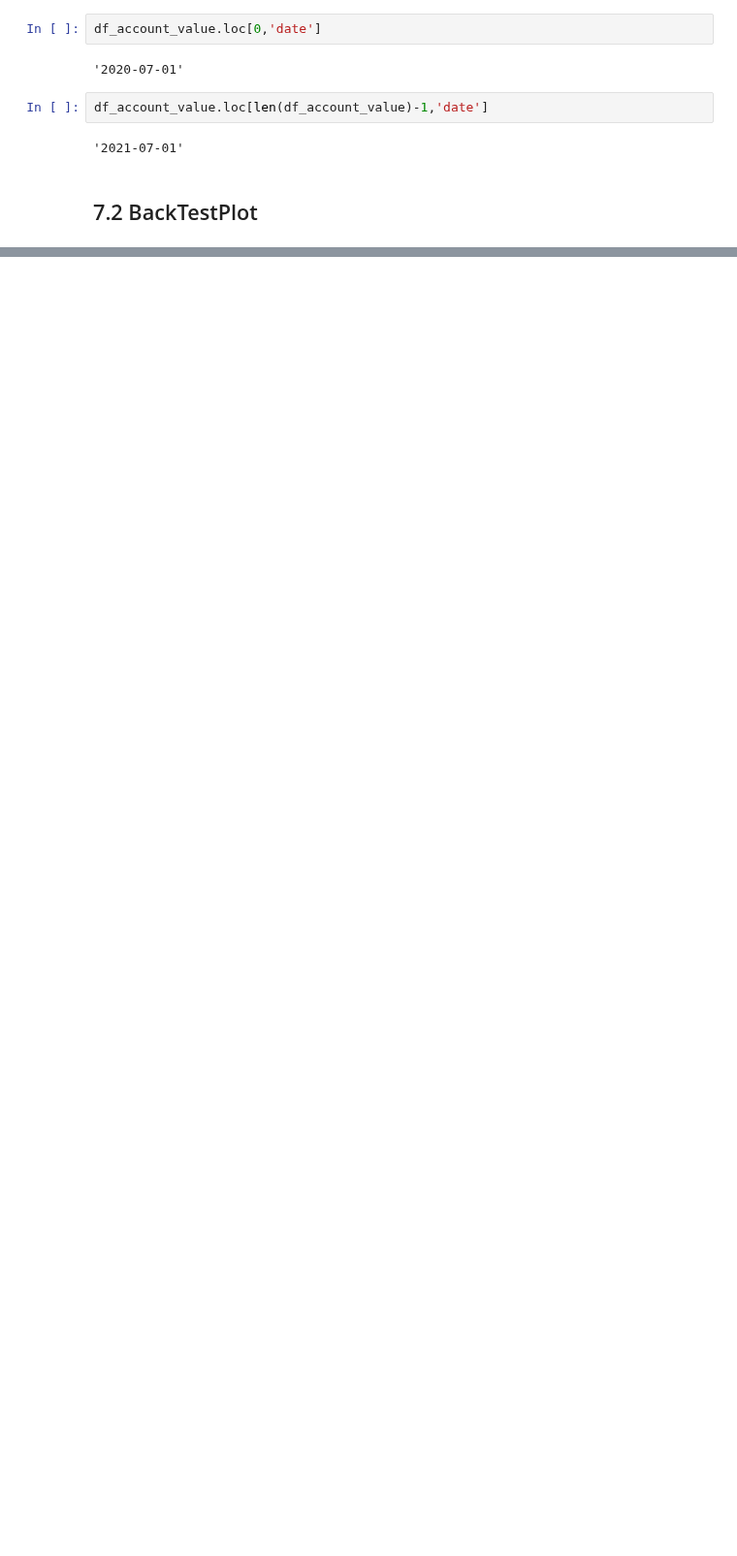
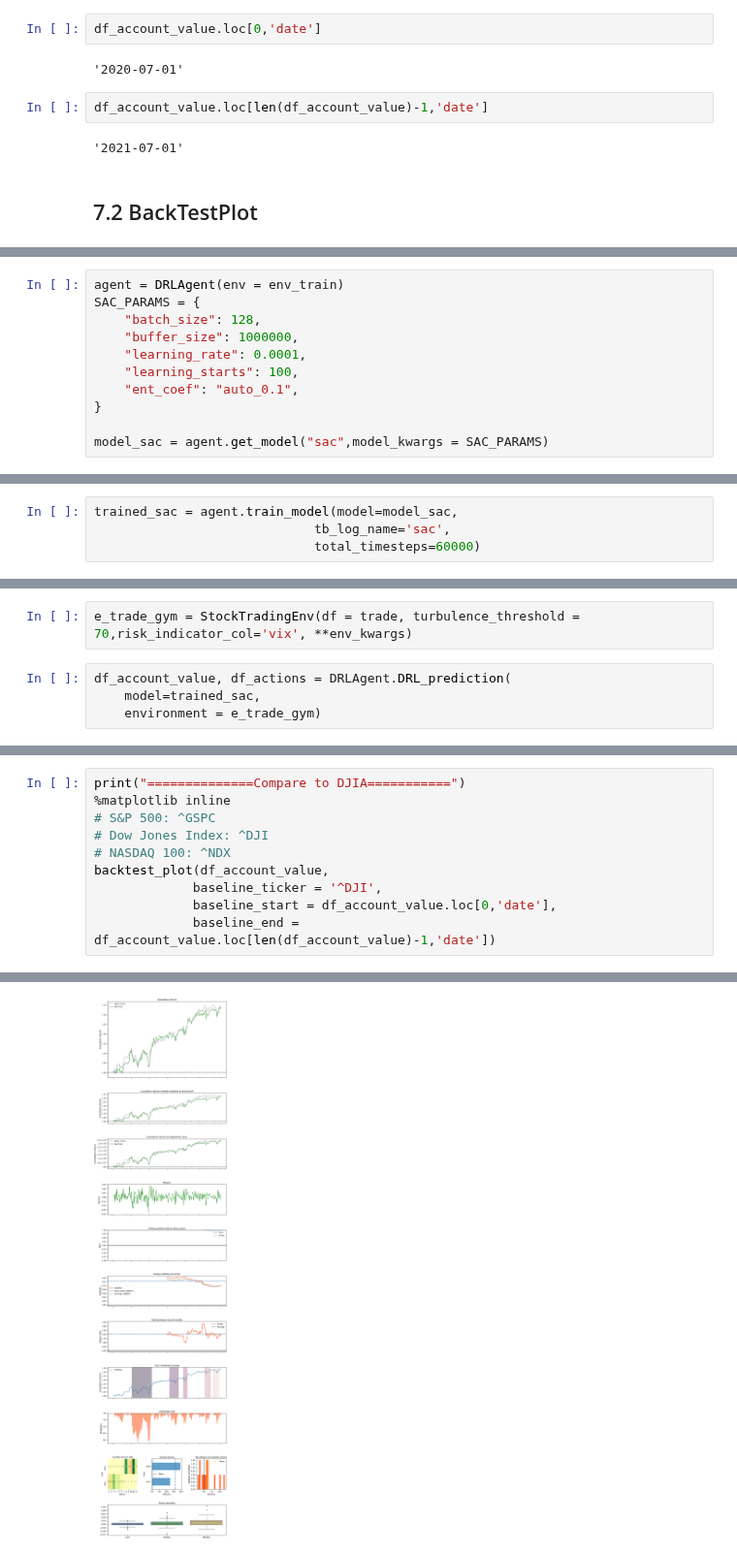
Before and after one commit to yao-lab/yao-lab.github.io, a Jupyter notebook: aifin/2021/tutorial/FinRL_stock_trading_NeurIPS_2018.ipynb, the cells around one changed output, grey strips where cells are left out. Shown at 97% size. Drawn from its saved outputs; the diff is of its cells as text; blank space fills up the shorter version.

```diff
--- a/aifin/2021/tutorial/FinRL_stock_trading_NeurIPS_2018.ipynb
+++ b/aifin/2021/tutorial/FinRL_stock_trading_NeurIPS_2018.ipynb
@@ -702,0 +862,11 @@ Shape of DataFrame:  (252, 8)
+# %%
+agent = DRLAgent(env = env_train)
+SAC_PARAMS = {
+    "batch_size": 128,
+    "buffer_size": 1000000,
+    "learning_rate": 0.0001,
+    "learning_starts": 100,
+    "ent_coef": "auto_0.1",
+}
+
+model_sac = agent.get_model("sac",model_kwargs = SAC_PARAMS)
@@ -702,0 +876,4 @@ Shape of DataFrame:  (252, 8)
+# %%
+trained_sac = agent.train_model(model=model_sac,
+                             tb_log_name='sac',
+                             total_timesteps=60000)
@@ -702,0 +900,6 @@ Shape of DataFrame:  (252, 8)
+# %%
+e_trade_gym = StockTradingEnv(df = trade, turbulence_threshold = 70,risk_indicator_col='vix', **env_kwargs)
+# %%
+df_account_value, df_actions = DRLAgent.DRL_prediction(
+    model=trained_sac,
+    environment = e_trade_gym)
@@ -702,0 +960,11 @@ Shape of DataFrame:  (252, 8)
+# %%
+print("==============Compare to DJIA===========")
+%matplotlib inline
+# S&P 500: ^GSPC
+# Dow Jones Index: ^DJI
+# NASDAQ 100: ^NDX
+backtest_plot(df_account_value,
+             baseline_ticker = '^DJI',
+             baseline_start = df_account_value.loc[0,'date'],
+             baseline_end = df_account_value.loc[len(df_account_value)-1,'date'])
+# %% [output]
@@ -702,0 +1001 @@ Shape of DataFrame:  (252, 8)
+[figure, added]
```
Also changed, not shown: parts of 43 cells of this notebook, 2 other files.
